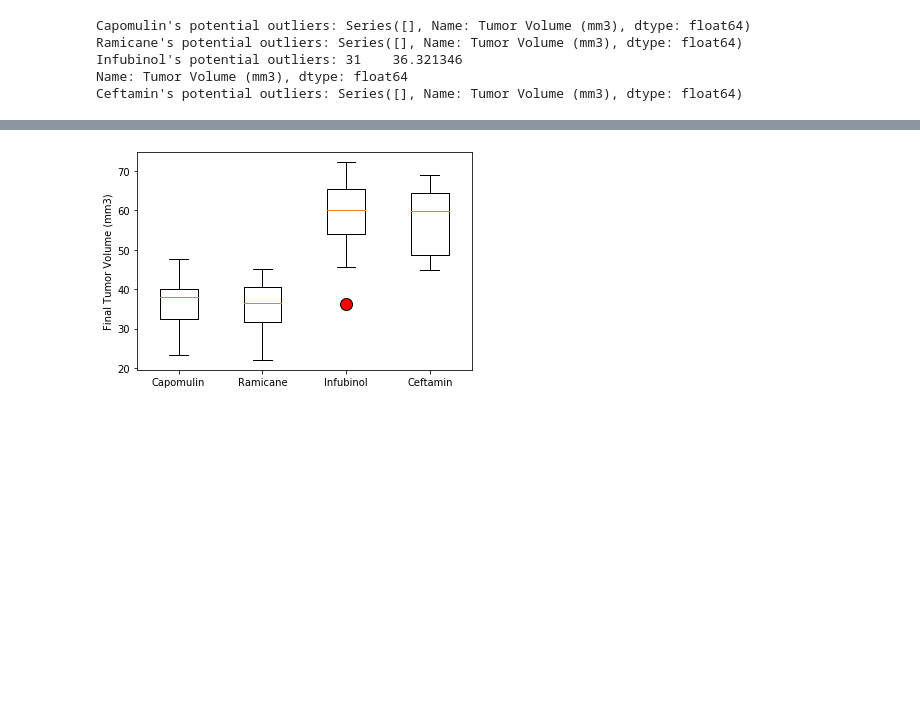
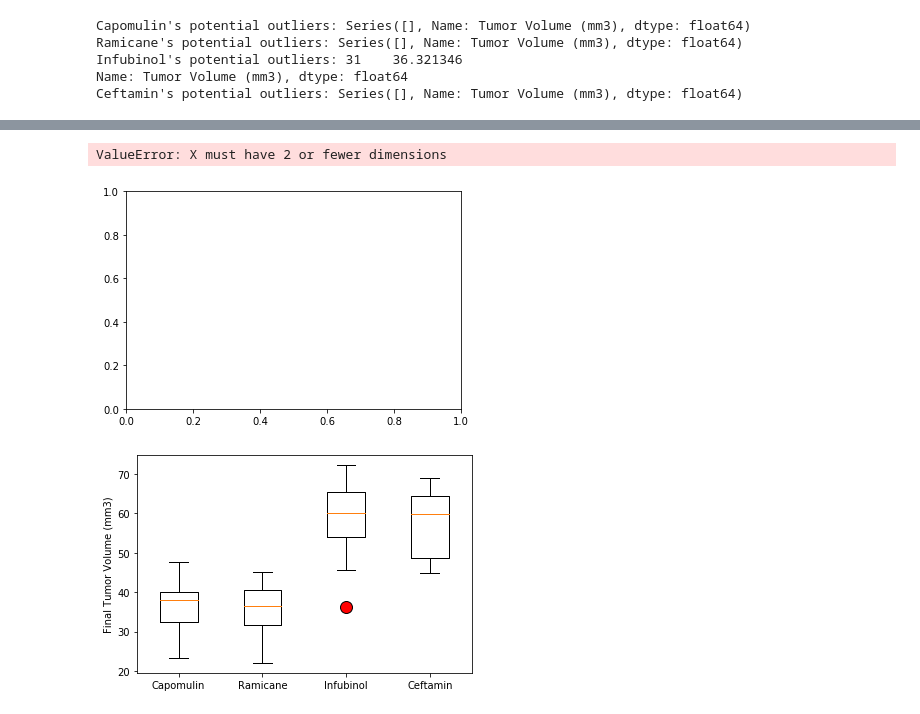
Before and after one commit to lcardsvr/Module---5-Challenge, a Jupyter notebook: Pymaceuticals/pymaceuticals_starter.ipynb, the cells around one changed output, grey strips where cells are left out. Cells and saved outputs as stored; diff of their text form; code cells hidden in the pictures; blank space fills up the shorter version.

```diff
--- a/Pymaceuticals/pymaceuticals_starter.ipynb
+++ b/Pymaceuticals/pymaceuticals_starter.ipynb
@@ -232,3 +444,9 @@ Ceftamin's potential outliers: Series([], Name: Tumor Volume (mm3), dtype: float
+# %%
+fig1, ax1 = plt.subplots()
+ax1.boxplot(dat)
+# %% [output]
+ValueError: X must have 2 or fewer dimensions
+[figure, added]
 # %%
 # Generate a box plot that shows the distrubution of the tumor volume for each treatment group.
 # %% [output]
```
Also changed, not shown: parts of 13 cells of this notebook.
